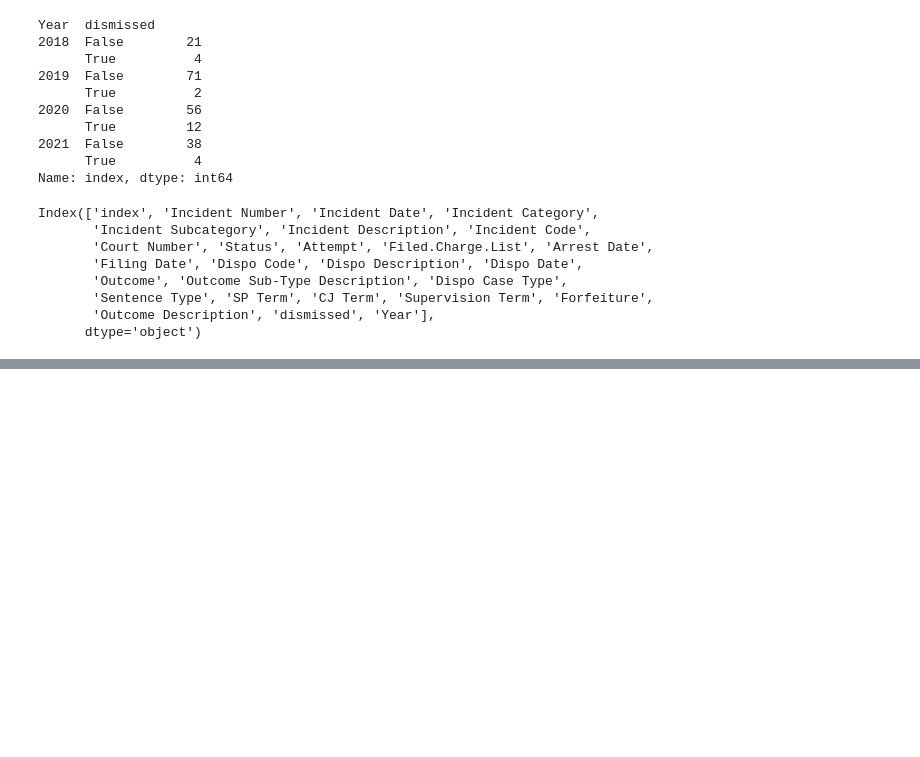
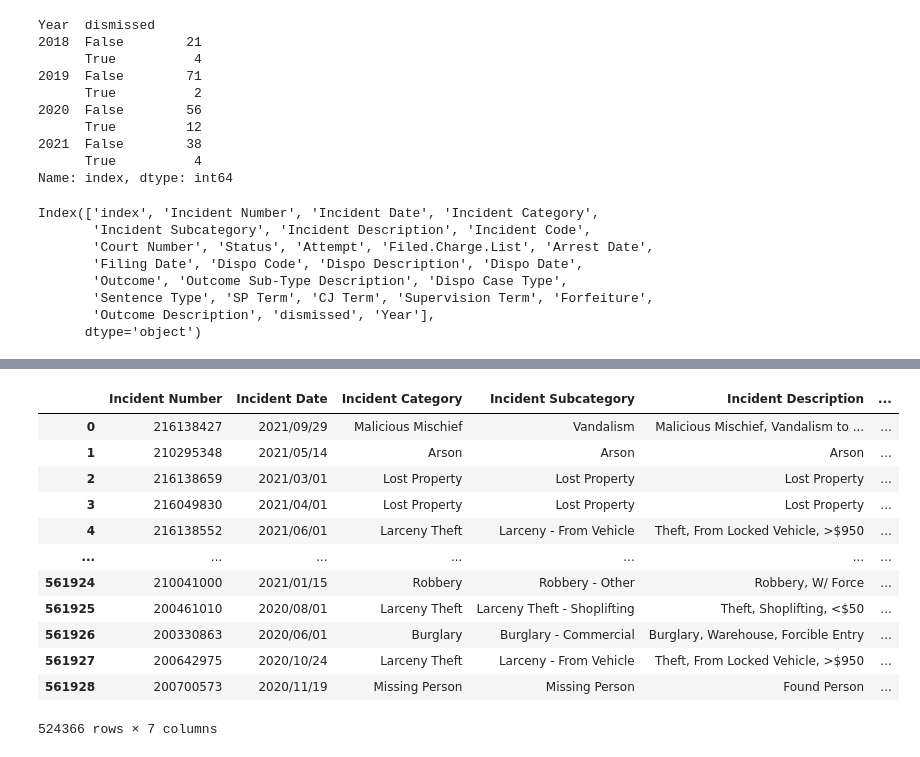
Before and after one commit to molsonkiko/sf_crime_2022, a Jupyter notebook: production 1+2.ipynb, the cells around one changed output, grey strips where cells are left out. Drawn from its saved outputs; the diff is of its cells as text; code cells hidden in the pictures; blank space fills up the shorter version.

```diff
--- a/production 1+2.ipynb
+++ b/production 1+2.ipynb
@@ -18,7 +18,7 @@ reports = pd.read_csv(police_report_fname)
 dfdict = pd.read_excel("input files/Production 1 and 2 combined by Isaiah without modification.xlsx",
                     sheet_name=None)
 # %%
-cases = pd.read_csv("input files/District_Attorney_Incoming_Caseload.csv")
+cases = pd.read_csv("input files/District_Attorney_Incoming_Caseload.csv").drop_duplicates()
 # %%
 incident_codes = pd.read_excel("input files/incident_code_legend.xlsx")
 incident_codes.head(4)
@@ -431,0 +438,24 @@ for subcat, valsets in subcat_vals.items():
+# %%
+reported_incidents = set(reports['Incident Number'].unique())
+incidents_for_da = set(cases['Incident Number'].unique())
+incidents_not_for_da = reported_incidents - incidents_for_da
+# %%
+reports_not_for_da = reports.loc[reports['Incident Number'].isin(incidents_not_for_da)].copy()
+# %%
+reports_not_for_da['Year'] = reports_not_for_da['Incident Date'].astype(str).str.slice(0, 4).astype(int)
+# %%
+reports_not_for_da
+# %% [output]
+|  | Incident Number | Incident Date | Incident Category | Incident Subcategory | Incident Description | ... |
+| 0 | 216138427 | 2021/09/29 | Malicious Mischief | Vandalism | Malicious Mischief, Vandalism to ... | ... |
+| 1 | 210295348 | 2021/05/14 | Arson | Arson | Arson | ... |
+| 2 | 216138659 | 2021/03/01 | Lost Property | Lost Property | Lost Property | ... |
+| 3 | 216049830 | 2021/04/01 | Lost Property | Lost Property | Lost Property | ... |
+| 4 | 216138552 | 2021/06/01 | Larceny Theft | Larceny - From Vehicle | Theft, From Locked Vehicle, >$950 | ... |
+| ... | ... | ... | ... | ... | ... | ... |
+| 561924 | 210041000 | 2021/01/15 | Robbery | Robbery - Other | Robbery, W/ Force | ... |
+| 561925 | 200461010 | 2020/08/01 | Larceny Theft | Larceny Theft - Shoplifting | Theft, Shoplifting, <$50 | ... |
+| 561926 | 200330863 | 2020/06/01 | Burglary | Burglary - Commercial | Burglary, Warehouse, Forcible Entry | ... |
+| 561927 | 200642975 | 2020/10/24 | Larceny Theft | Larceny - From Vehicle | Theft, From Locked Vehicle, >$950 | ... |
+| 561928 | 200700573 | 2020/11/19 | Missing Person | Missing Person | Found Person | ... |
+524366 rows × 7 columns
```
Also changed, not shown: parts of 8 cells of this notebook, 21 other files.
